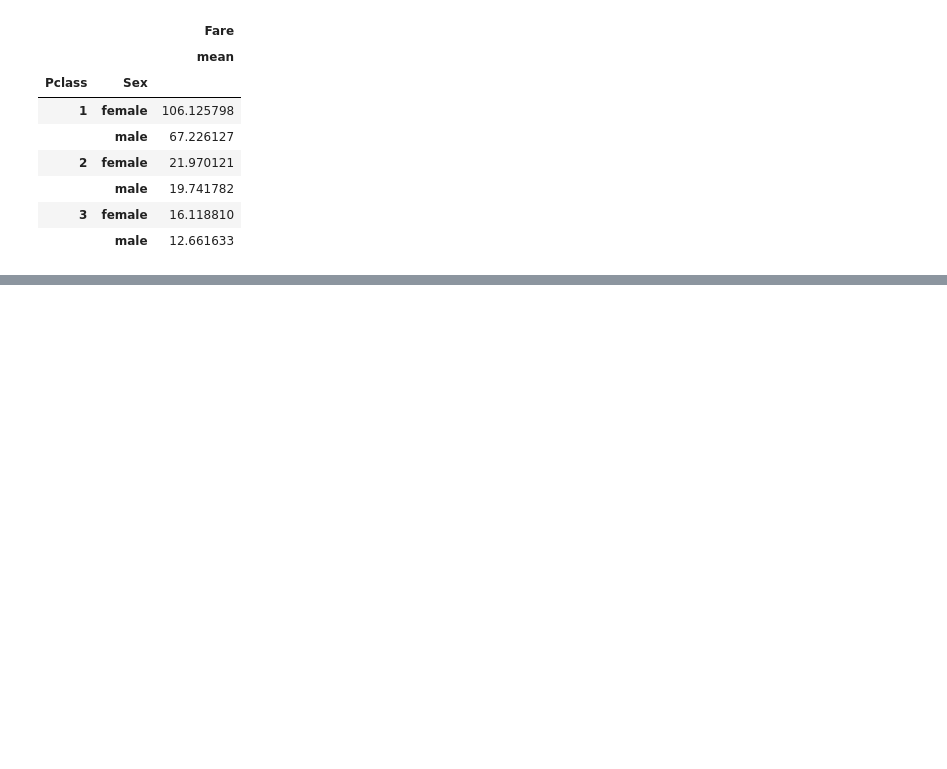
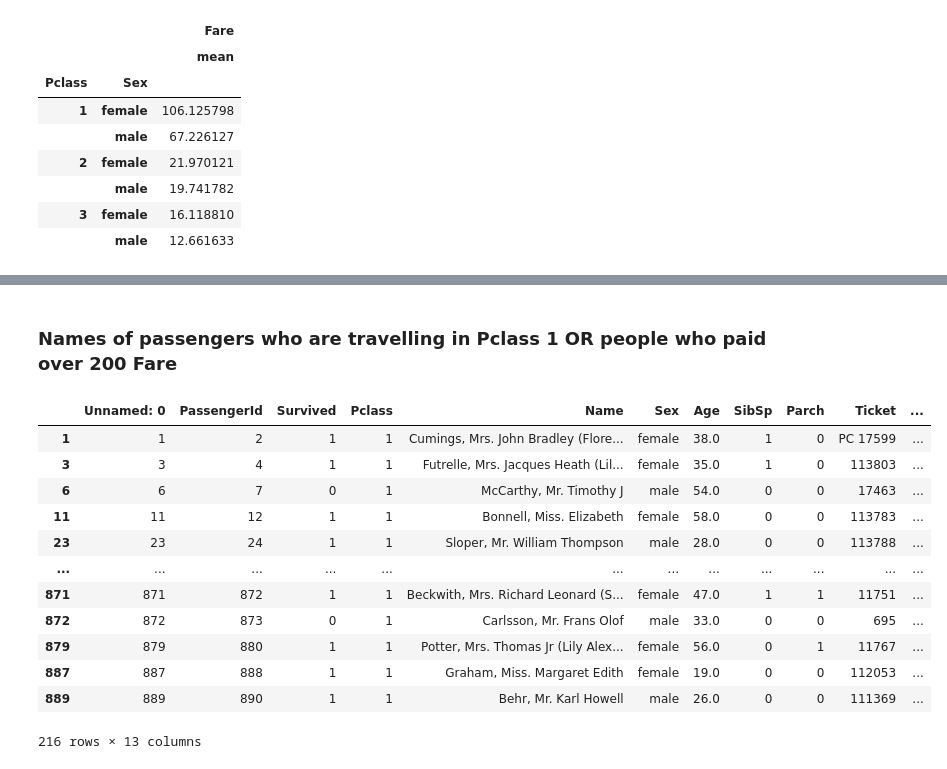
Before and after one commit to amittyagi350tr/PythonDABatch, a Jupyter notebook: day4/day4.ipynb, the cells around one changed output, grey strips where cells are left out. Cells and saved outputs as stored; diff of their text form; code cells hidden in the pictures; blank space fills up the shorter version.

```diff
--- a/day4/day4.ipynb
+++ b/day4/day4.ipynb
@@ -97,0 +211,21 @@ df.groupby(   [ "Pclass", "Sex"  ]   ) [  ["Fare"]  ].agg( ["mean"]  )
+# %% [markdown]
+### Names of passengers who are travelling in Pclass 1 OR people who paid over 200 Fare
+# %%
+condition1=(df.Pclass == 1)
+condition2=(df.Fare > 200)
+
+df[condition1   |   condition2  ]
+# %% [output]
+|  | Unnamed: 0 | PassengerId | Survived | Pclass | Name | Sex | Age | SibSp | Parch | Ticket | ... |
+| 1 | 1 | 2 | 1 | 1 | Cumings, Mrs. John Bradley (Flore... | female | 38.0 | 1 | 0 | PC 17599 | ... |
+| 3 | 3 | 4 | 1 | 1 | Futrelle, Mrs. Jacques Heath (Lil... | female | 35.0 | 1 | 0 | 113803 | ... |
+| 6 | 6 | 7 | 0 | 1 | McCarthy, Mr. Timothy J | male | 54.0 | 0 | 0 | 17463 | ... |
+| 11 | 11 | 12 | 1 | 1 | Bonnell, Miss. Elizabeth | female | 58.0 | 0 | 0 | 113783 | ... |
+| 23 | 23 | 24 | 1 | 1 | Sloper, Mr. William Thompson | male | 28.0 | 0 | 0 | 113788 | ... |
+| ... | ... | ... | ... | ... | ... | ... | ... | ... | ... | ... | ... |
+| 871 | 871 | 872 | 1 | 1 | Beckwith, Mrs. Richard Leonard (S... | female | 47.0 | 1 | 1 | 11751 | ... |
+| 872 | 872 | 873 | 0 | 1 | Carlsson, Mr. Frans Olof | male | 33.0 | 0 | 0 | 695 | ... |
+| 879 | 879 | 880 | 1 | 1 | Potter, Mrs. Thomas Jr (Lily Alex... | female | 56.0 | 0 | 1 | 11767 | ... |
+| 887 | 887 | 888 | 1 | 1 | Graham, Miss. Margaret Edith | female | 19.0 | 0 | 0 | 112053 | ... |
+| 889 | 889 | 890 | 1 | 1 | Behr, Mr. Karl Howell | male | 26.0 | 0 | 0 | 111369 | ... |
+216 rows × 13 columns
```
Also changed, not shown: parts of 13 cells of this notebook, 1 other file.
